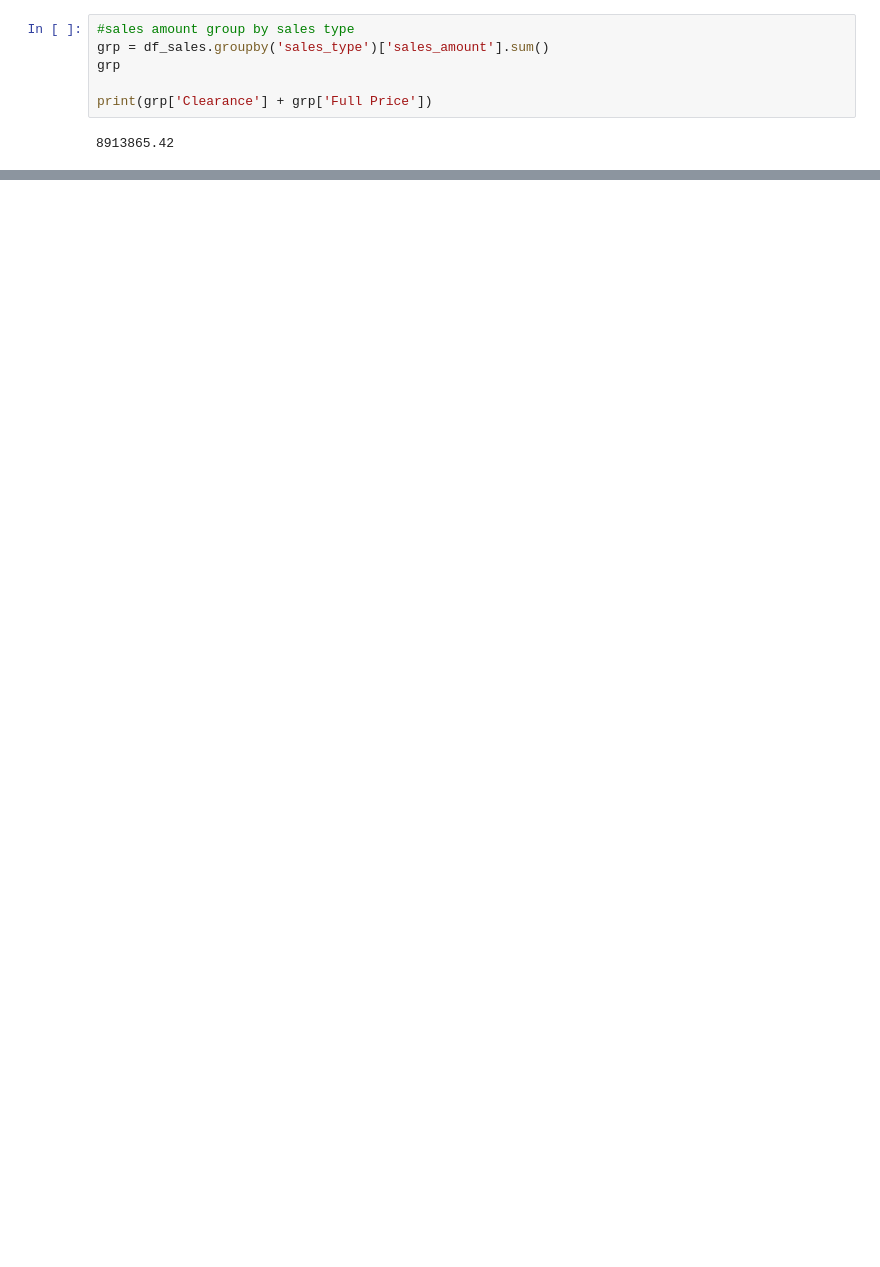
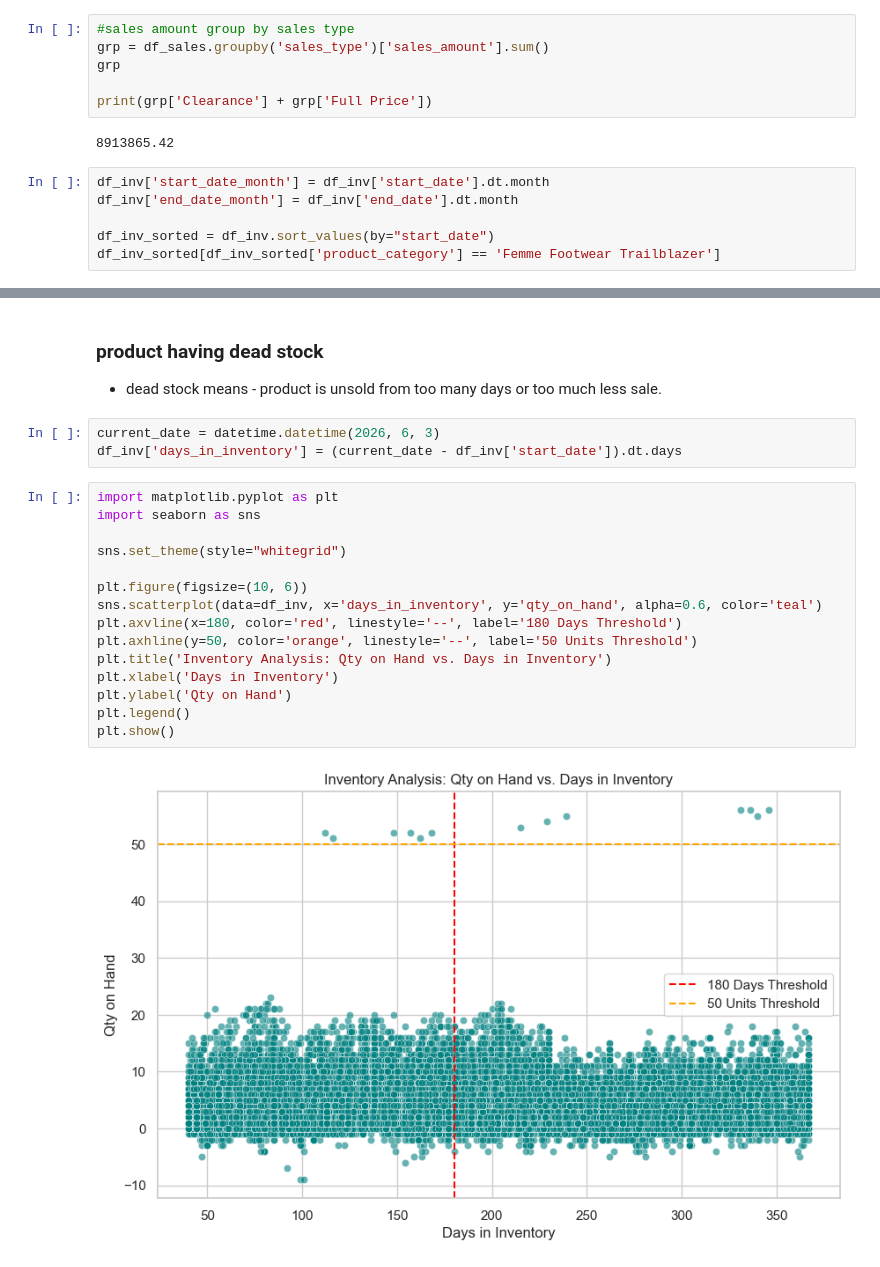
Before and after one commit to Gauravk6531/Project-1---Omnichannel-Retail-Sales-and-Inventory, a Jupyter notebook: Retail Sales and Inventory Analysis.ipynb, the cells around one changed output, grey strips where cells are left out. Cells and saved outputs as stored; diff of their text form; blank space fills up the shorter version.

Commit message:
performed inventory data analysis, retrived product having dead stock, found suppliers who has highest and suppliers having lowest returns

```diff
--- a/Retail Sales and Inventory Analysis.ipynb
+++ b/Retail Sales and Inventory Analysis.ipynb
@@ -299,3 +301,9 @@ grp
 print(grp['Clearance'] + grp['Full Price'])
 # %% [output]
 8913865.42
+# %%
+df_inv['start_date_month'] = df_inv['start_date'].dt.month
+df_inv['end_date_month'] = df_inv['end_date'].dt.month
+
+df_inv_sorted = df_inv.sort_values(by="start_date")
+df_inv_sorted[df_inv_sorted['product_category'] == 'Femme Footwear Trailblazer']
@@ -301,0 +347,23 @@ print(grp['Clearance'] + grp['Full Price'])
+# %% [markdown]
+### product having dead stock
+- dead stock means - product is unsold from too many days or too much less sale.
+# %%
+current_date = datetime.datetime(2026, 6, 3)
+df_inv['days_in_inventory'] = (current_date - df_inv['start_date']).dt.days
+# %%
+import matplotlib.pyplot as plt
+import seaborn as sns
+
+sns.set_theme(style="whitegrid")
+
+plt.figure(figsize=(10, 6))
+sns.scatterplot(data=df_inv, x='days_in_inventory', y='qty_on_hand', alpha=0.6, color='teal')
+plt.axvline(x=180, color='red', linestyle='--', label='180 Days Threshold')
+plt.axhline(y=50, color='orange', linestyle='--', label='50 Units Threshold')
+plt.title('Inventory Analysis: Qty on Hand vs. Days in Inventory')
+plt.xlabel('Days in Inventory')
+plt.ylabel('Qty on Hand')
+plt.legend()
+plt.show()
+# %% [output]
+[figure, added]
```
Also changed, not shown: parts of 8 cells of this notebook.
